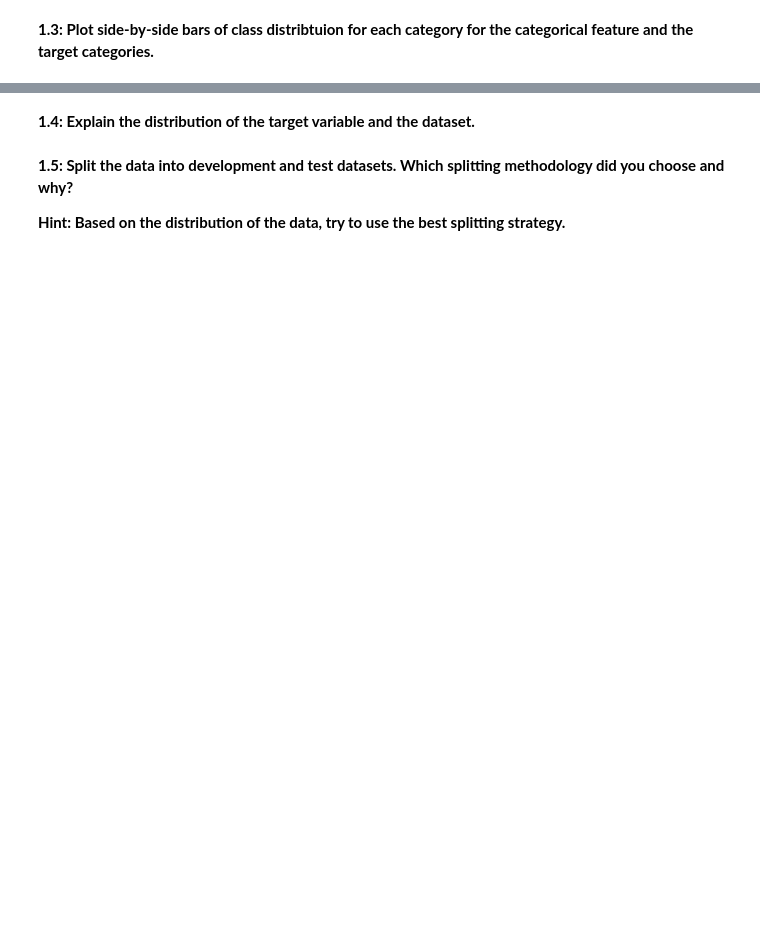
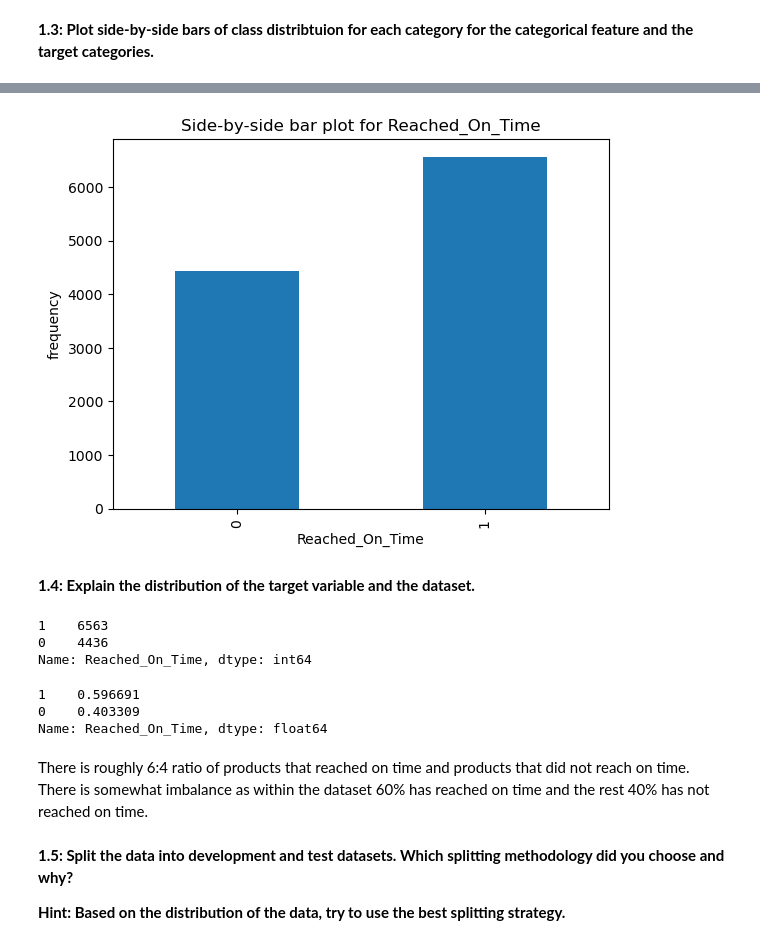
Before and after one commit to JasonHJJin/applied_ml, a Jupyter notebook: hw2/AML_HW2_Spring23_Questions.ipynb, the cells around one changed output, grey strips where cells are left out. Drawn from its saved outputs; the diff is of its cells as text; code cells hidden in the pictures; blank space fills up the shorter version.

```diff
--- a/hw2/AML_HW2_Spring23_Questions.ipynb
+++ b/hw2/AML_HW2_Spring23_Questions.ipynb
@@ -48,7 +106,26 @@ import time
+# %%
+plt.figure()
+df['Reached_On_Time'].value_counts().sort_index().plot(kind='bar', xlabel='Reached_On_Time', ylabel='frequency', title='Side-by-side bar plot for Reached_On_Time')
+plt.show()
+# %% [output]
+[figure, added]
 # %% [markdown]
 **1.4: Explain the distribution of the target variable and the dataset.**
 # %%
 ## YOUR CODE HERE
+df['Reached_On_Time'].value_counts()
+# %% [output]
+1    6563
+0    4436
+Name: Reached_On_Time, dtype: int64
+# %%
+df['Reached_On_Time'].value_counts(normalize=True)
+# %% [output]
+1    0.596691
+0    0.403309
+Name: Reached_On_Time, dtype: float64
+# %% [markdown]
+There is roughly 6:4 ratio of products that reached on time and products that did not reach on time. There is somewhat imbalance as within the dataset 60% has reached on time and the rest 40% has not reached on time.
 # %% [markdown]
 **1.5: Split the data into development and test datasets. Which splitting methodology did you choose and why?**
 
```
Also changed, not shown: parts of 65 cells of this notebook, 3 other files.
